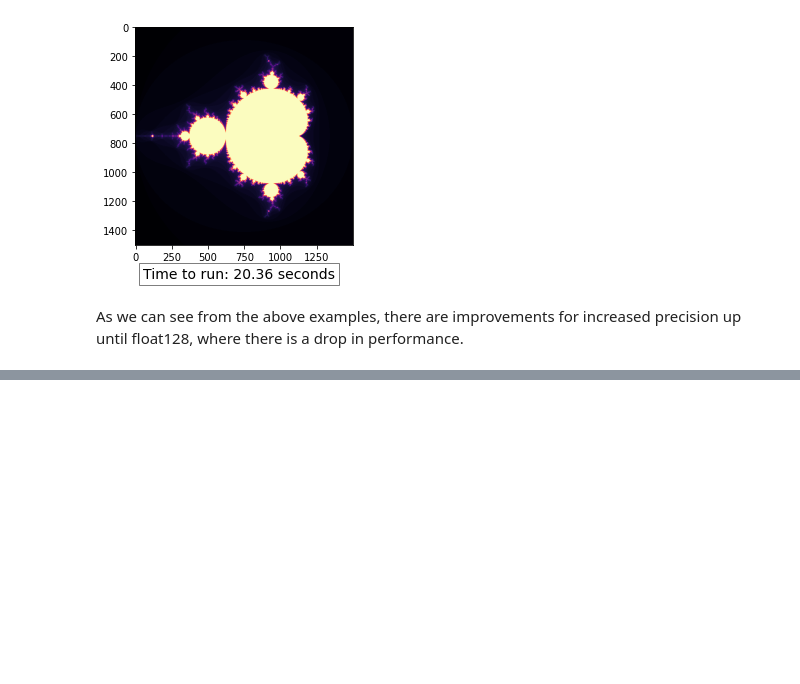
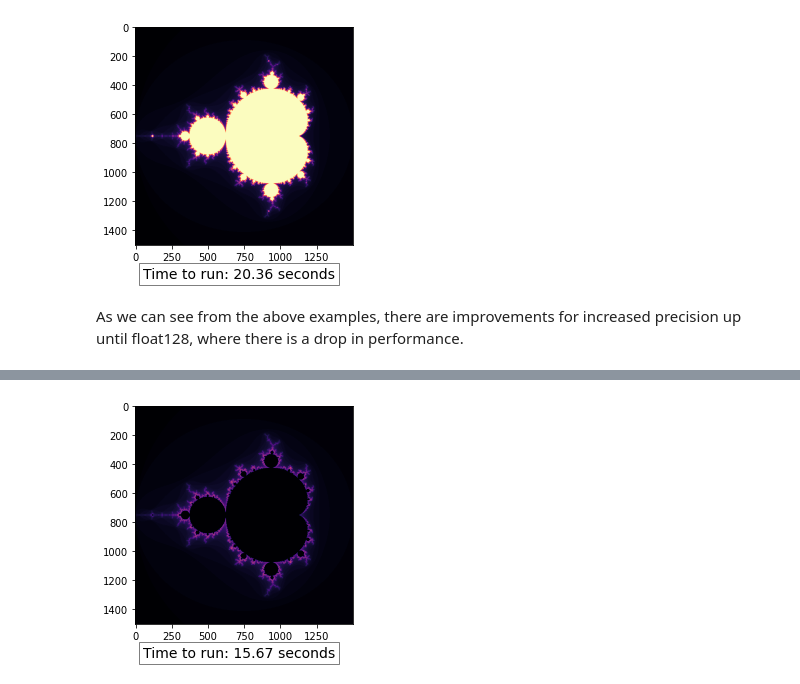
Before and after one commit to andreasmpoulsen/NSC, a Jupyter notebook: Mini-Project/worksheets_v2.ipynb, the cells around one changed output, grey strips where cells are left out. Saved outputs shown, nothing was run; the diff lists cells and outputs as text; code cells hidden in the pictures; blank space fills up the shorter version.

```diff
--- a/Mini-Project/worksheets_v2.ipynb
+++ b/Mini-Project/worksheets_v2.ipynb
@@ -21,0 +41,4 @@ As we can see from the above examples, there are improvements for increased prec
+# %%
+plot_vectorized(1500, 1500, (75, 75))
+# %% [output]
+[figure, added]
```
Also changed, not shown: parts of 14 cells of this notebook, 2 other files.
